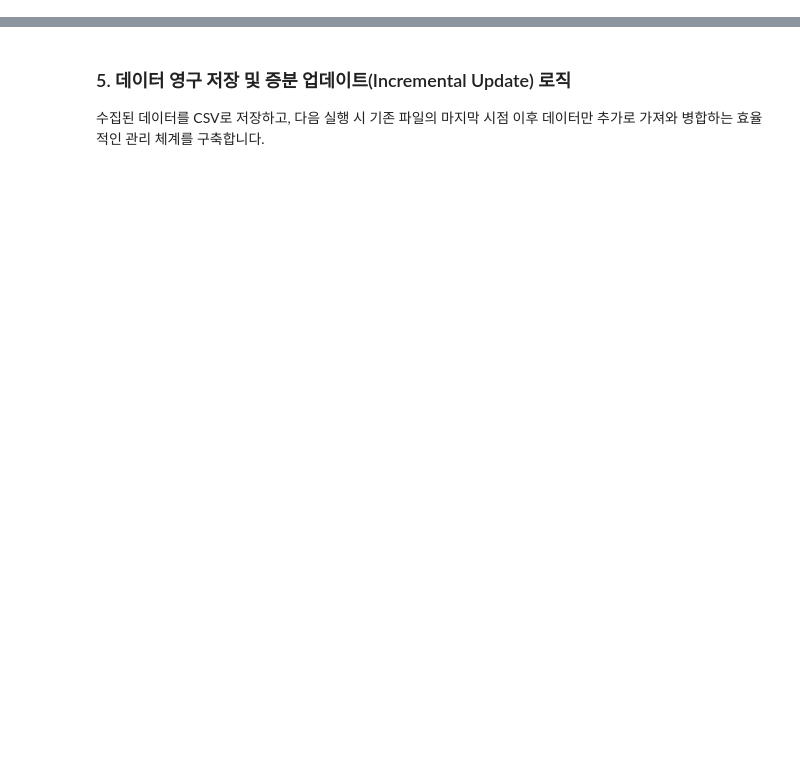
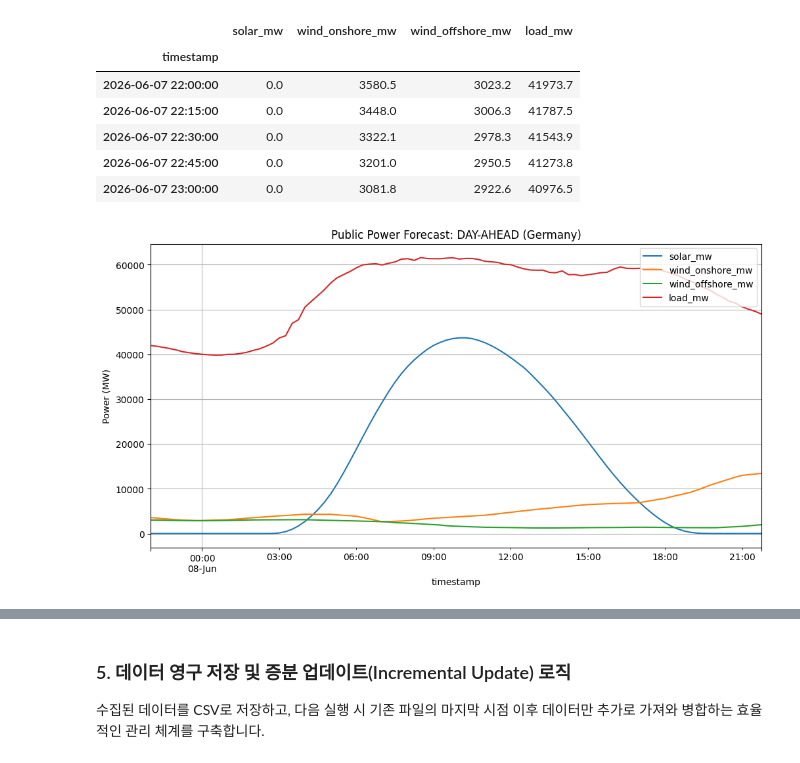
Before and after one commit to Giraffe-Shin/trading, a Jupyter notebook: 독일전력분석.ipynb, the cells around one changed output, grey strips where cells are left out. Cells and saved outputs as stored; diff of their text form; code cells hidden in the pictures; blank space fills up the shorter version.

```diff
--- a/독일전력분석.ipynb
+++ b/독일전력분석.ipynb
@@ -468,0 +143,67 @@ if df_master_2023 is not None:
+# %%
+# 4가지 주요 production_type 데이터 수집 (country='de' 고정 및 forecast_type: day-ahead)
+import pandas as pd
+import matplotlib.pyplot as plt
+import time
+
+# 1. 대상 타입 및 고정 파라미터 설정
+target_types = ['solar', 'wind_onshore', 'wind_offshore', 'load']
+f_type = 'day-ahead'
+country_code = 'de'  # 요청하신 대로 'de'로 고정
+forecast_dfs = []
+
+print(f"📊 Public Power Forecast [{f_type}] 데이터 수집 시작 (Country: {country_code})...")
+
+for p_type in target_types:
+    success = False
+    retries = 2
+
+    while retries >= 0 and not success:
+        try:
+            # Rate Limit 대응을 위한 10초 대기
+            time.sleep(30.0)
+
+            # fetch 호출 시 country='de'를 명시적으로 전달
+            raw = api.fetch(
+                endpoint='public_power_forecast',
+                country=country_code,
+                production_type=p_type,
+                forecast_type=f_type
+            )
+
+            if raw and 'unix_seconds' in raw:
+                temp_df = pd.DataFrame({
+                    'timestamp': pd.to_datetime(raw['unix_seconds'], unit='s'),
+                    f'{p_type}_mw': raw.get('forecast_values', [])
+                }).set_index('timestamp')
+
+                forecast_dfs.append(temp_df)
+                print(f"  ✅ [{p_type}] 수집 완료 ({len(temp_df)} rows)")
+                success = True
+            else:
+                print(f"  ⚠️ [{p_type}] 데이터 응답 없음 (남은 재시도: {retries})")
+        except Exception as e:
+            if "429" in str(e):
+                print(f"  ⏳ [{p_type}] 429 에러 감지. 15초 대기 후 재시도... (남은 재시도: {retries})")
+                time.sleep(20.0)
+            else:
+                print(f"  ❌ [{p_type}] 오류 발생: {e}")
+                break
+        retries -= 1
+
+# 2. 데이터 통합 및 시각화
+if forecast_dfs:
+    df_forecast_day_ahead = pd.concat(forecast_dfs, axis=1).sort_index()
+
+    print(f"\n✅ [{f_type}] 통합 데이터셋 구축 완료 (총 {df_forecast_day_ahead.shape[0]}개 타임스탬프)")
+    display(df_forecast_day_ahead.head())
+
+    # 시각화
+    df_forecast_day_ahead.plot(figsize=(12, 6), grid=True)
+    plt.title(f'Public Power Forecast: {f_type.upper()} (Germany)')
+    plt.ylabel('Power (MW)')
+    plt.legend(loc='upper right')
+    plt.show()
+else:
+    print("❌ 데이터를 수집하지 못했습니다.")
+# %% [output]
@@ -468,0 +217,8 @@ if df_master_2023 is not None:
+|  | solar_mw | wind_onshore_mw | wind_offshore_mw | load_mw |
+| timestamp |  |  |  |  |
+| 2026-06-07 22:00:00 | 0.0 | 3580.5 | 3023.2 | 41973.7 |
+| 2026-06-07 22:15:00 | 0.0 | 3448.0 | 3006.3 | 41787.5 |
+| 2026-06-07 22:30:00 | 0.0 | 3322.1 | 2978.3 | 41543.9 |
+| 2026-06-07 22:45:00 | 0.0 | 3201.0 | 2950.5 | 41273.8 |
+| 2026-06-07 23:00:00 | 0.0 | 3081.8 | 2922.6 | 40976.5 |
+[figure, added]
```
Also changed, not shown: parts of 47 cells of this notebook.
